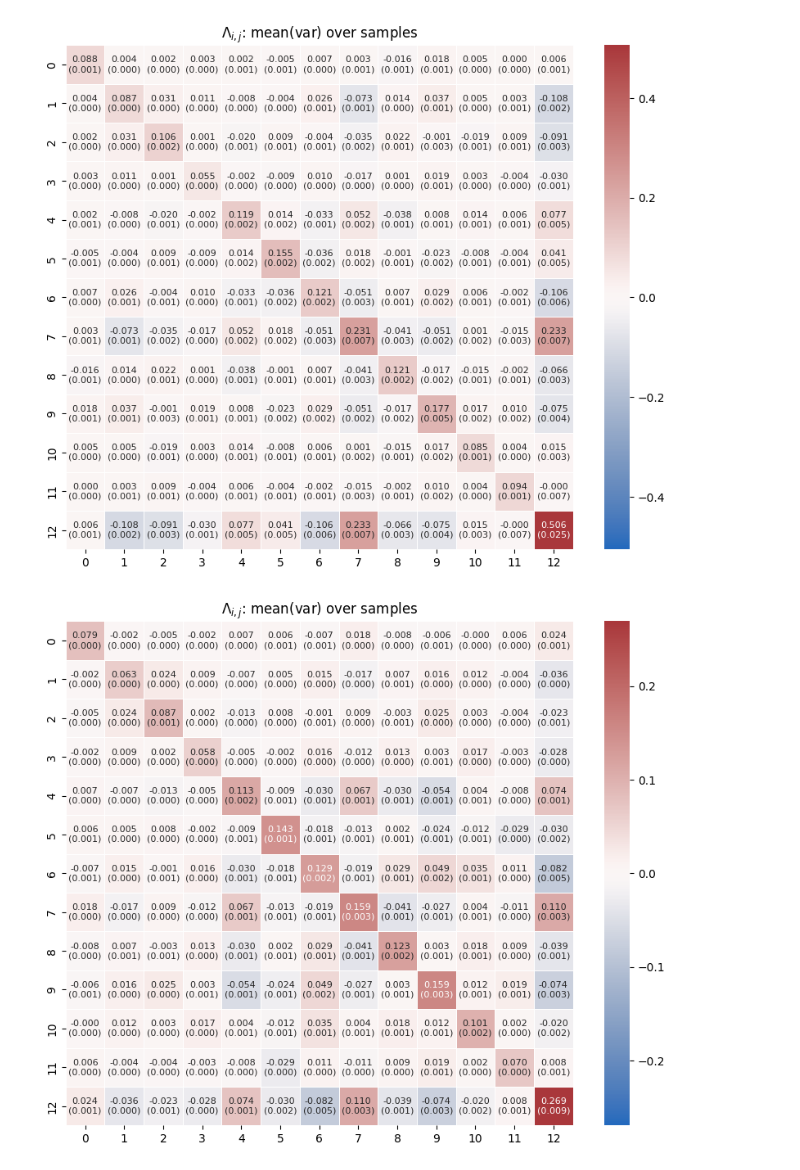
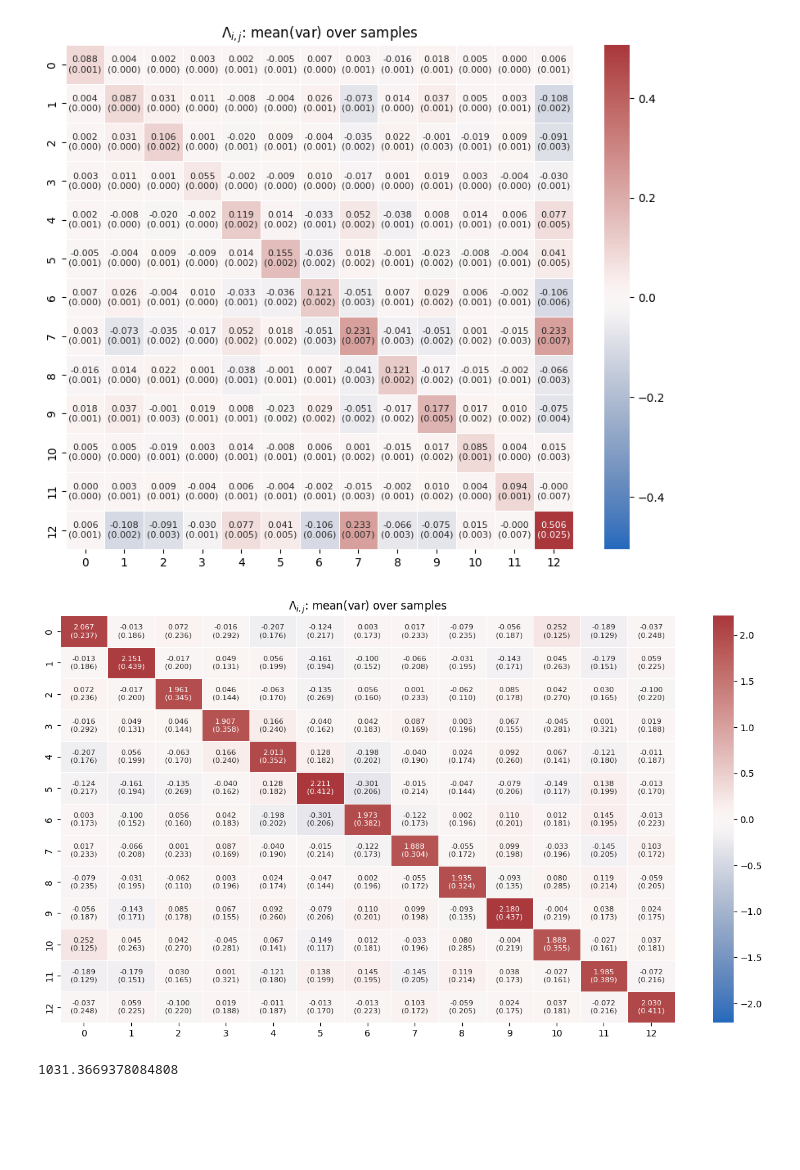
Before and after one commit to mattyred/BSGP_Automatic_Independence_Determination, a Jupyter notebook: results/precise_kernel/demo_precise_kernel.ipynb, the cells around one changed output. Cells and saved outputs as stored; diff of their text form; code cells hidden in the pictures; blank space fills up the shorter version.

```diff
--- a/results/precise_kernel/demo_precise_kernel.ipynb
+++ b/results/precise_kernel/demo_precise_kernel.ipynb
@@ -40,8 +40,12 @@ process_results.heatmap_precision(processed_results_kfold['precisions_merged_mea
 # %% [output]
 [figure]
 # %%
-processed_results_onefold = process_results.process_results_onefold(filepath='results/run-0003/boston_AID_results.json', precise_kernel=1, d=13)
+processed_results_onefold = process_results.process_results_onefold(filepath='results/run-0007/boston_AID_results.json', precise_kernel=1, d=13)
 # %%
-process_results.heatmap_precision(processed_results_onefold['precisions_merged_mean'], processed_results_onefold['precisions_merged_var'], fig_height=8, fig_width=10)
+process_results.heatmap_precision(processed_results_onefold['precisions_merged_mean'], processed_results_onefold['precisions_merged_var'], fig_height=8, fig_width=15)
 # %% [output]
-[figure, old version]
+[figure, new version]
+# %%
+np.max(processed_results_onefold['precisions_merged'][12,12])
+# %% [output]
+1031.3669378084808
```
Also changed, not shown: parts of 2 cells of this notebook, 6 other files.
